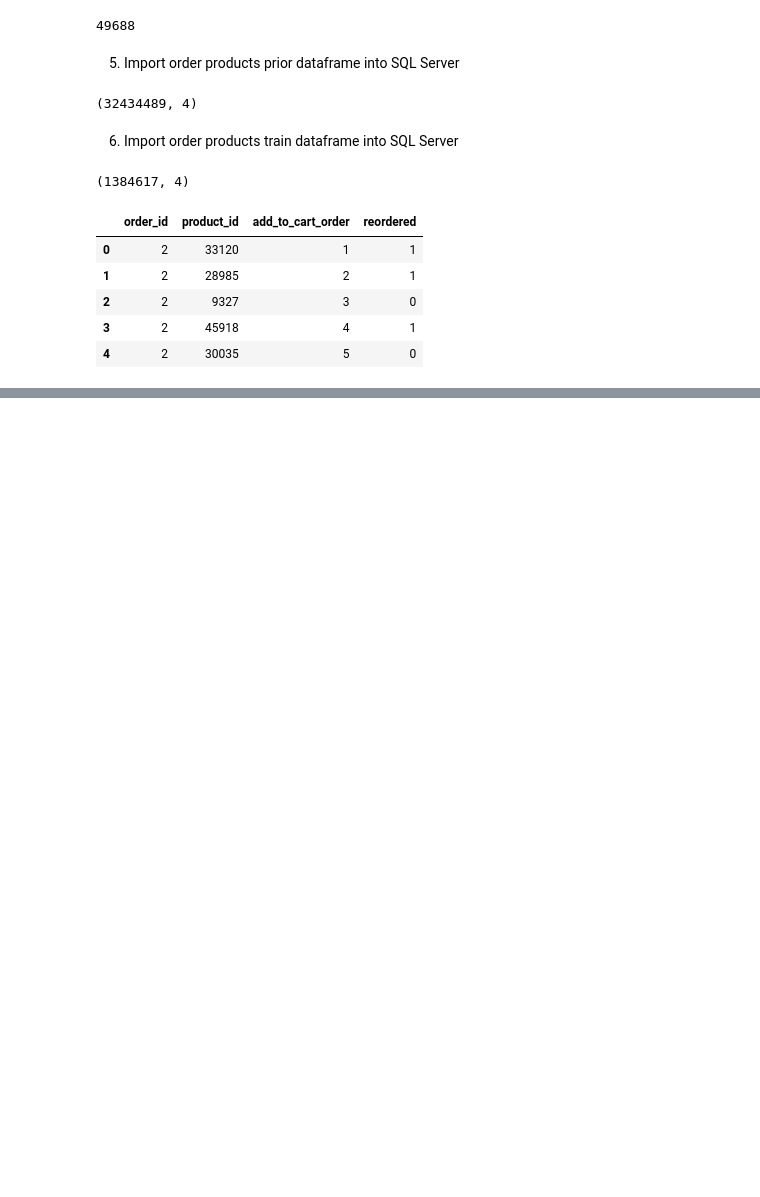
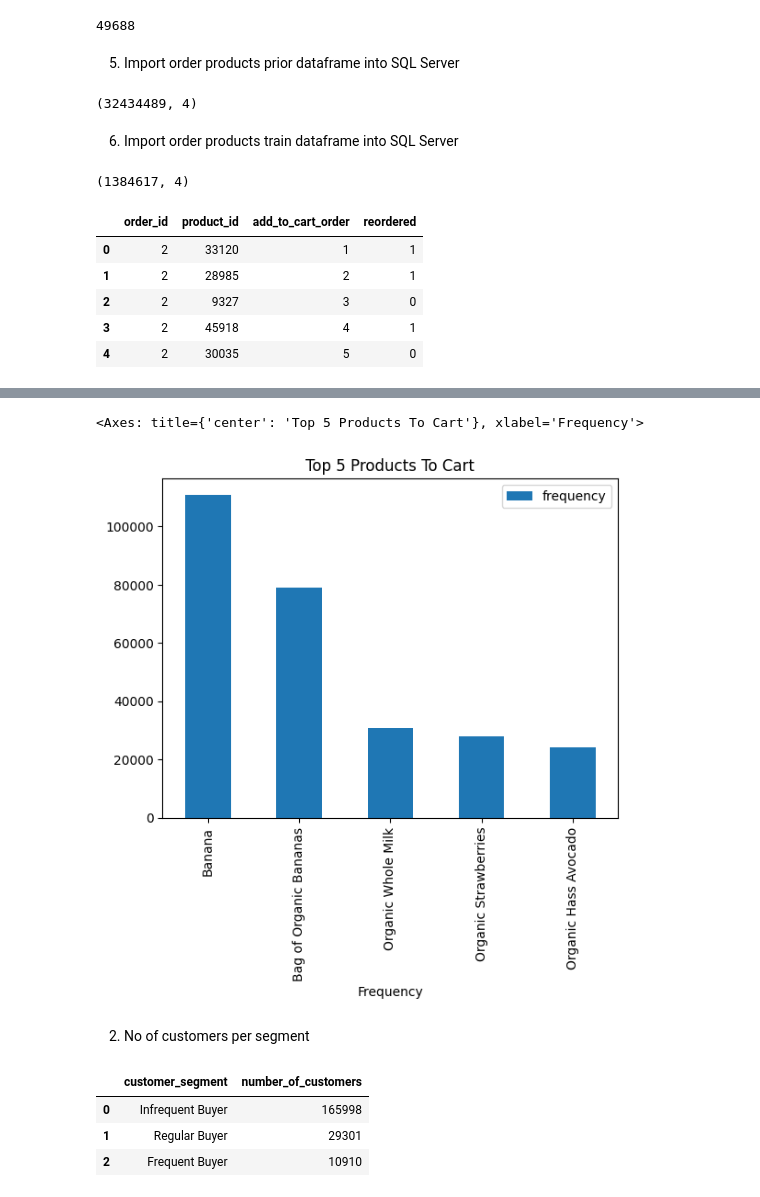
Before and after one commit to fjt-akin/instacart_market_basket_analysis, a Jupyter notebook: instacart_analysis.ipynb, the cells around one changed output, grey strips where cells are left out. Saved outputs shown, nothing was run; the diff lists cells and outputs as text; code cells hidden in the pictures; blank space fills up the shorter version.

Commit message:
include visualizations in ipynb file

```diff
--- a/instacart_analysis.ipynb
+++ b/instacart_analysis.ipynb
@@ -380,0 +388,17 @@ top_10_reordered_products_name[['product_name','reordered']]
+# %%
+query = '''
+SELECT
+    p.product_name AS product_name, COUNT(*) AS frequency
+FROM
+    order_products_prior op
+        JOIN
+    products p ON p.product_id = op.product_id
+WHERE
+    op.add_to_cart_order = 1
+GROUP BY p.product_name
+ORDER BY frequency DESC
+LIMIT 5;
+'''
+
+top_5_products_to_cart = pd.read_sql(query,engine)
+top_5_products_to_cart
@@ -380,0 +412,36 @@ top_10_reordered_products_name[['product_name','reordered']]
+# %%
+df = top_5_products_to_cart.set_index('product_name')
+df.plot(kind='bar', title='Top 5 Products To Cart', xlabel='Frequency')
+# %% [output]
+<Axes: title={'center': 'Top 5 Products To Cart'}, xlabel='Frequency'>
+[figure, added]
+# %% [markdown]
+2. No of customers per segment
+# %%
+query = '''
+SELECT
+    customer_segment, COUNT(*) AS number_of_customers
+FROM
+    (SELECT
+        user_id,
+            CASE
+                WHEN num_orders > 50 THEN 'Frequent Buyer'
+                WHEN num_orders >= 25 AND num_orders <= 50 THEN 'Regular Buyer'
+                ELSE 'Infrequent Buyer'
+            END AS customer_segment
+    FROM
+        (SELECT
+        user_id, COUNT(*) AS num_orders
+    FROM
+        orders
+    GROUP BY user_id) AS order_counts) AS customer_classification
+GROUP BY customer_segment;
+'''
+
+No_customers_per_segment = pd.read_sql(query,engine)
+No_customers_per_segment
+# %% [output]
+|  | customer_segment | number_of_customers |
+| 0 | Infrequent Buyer | 165998 |
+| 1 | Regular Buyer | 29301 |
+| 2 | Frequent Buyer | 10910 |
```
Also changed, not shown: parts of 10 cells of this notebook.
